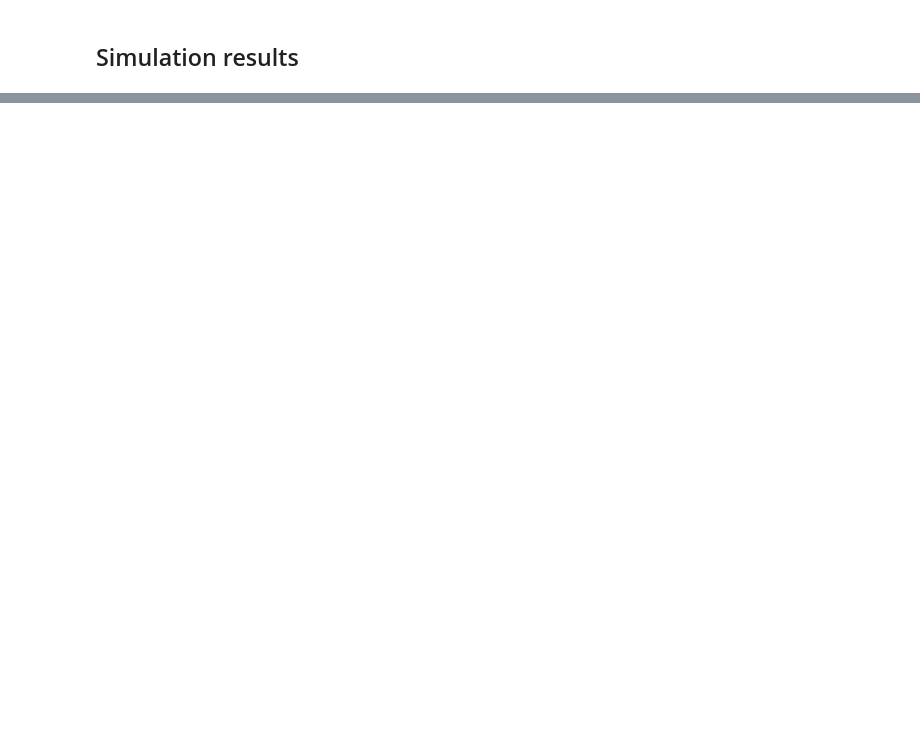
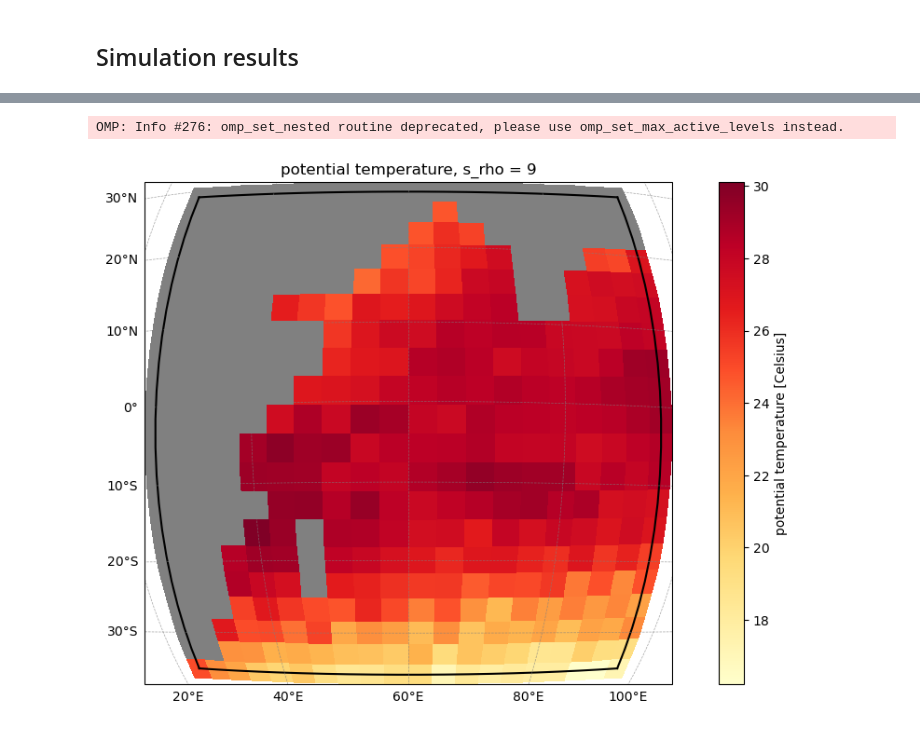
Before and after one commit to CWorthy-ocean/C-Star, a Jupyter notebook: docs/tutorials/tutorial_bp.ipynb, the cells around one changed output, grey strips where cells are left out. Cells and saved outputs as stored; diff of their text form; code cells hidden in the pictures; blank space fills up the shorter version.

```diff
--- a/docs/tutorials/tutorial_bp.ipynb
+++ b/docs/tutorials/tutorial_bp.ipynb
@@ -138,0 +151,12 @@ The contents in each of the subdirecties are:
+# %%
+from roms_tools import Grid, ROMSOutput
+grid = Grid.from_file("~/cstar/wio_toy_blueprint/input/input_datasets/cson_roms-marbl_v0.1_wio-toy_10procs_grid.nc")
+roms_output = ROMSOutput(
+    grid=grid,
+    path=[
+        "~/cstar/wio_toy_blueprint/joined_output/output_his.20120101000000.nc",
+    ])
+roms_output.plot("temp", time=0, s=-1)
+# %% [output]
+OMP: Info #276: omp_set_nested routine deprecated, please use omp_set_max_active_levels instead.
+[figure, added]
```
Also changed, not shown: parts of 35 cells of this notebook, 3 other files.
